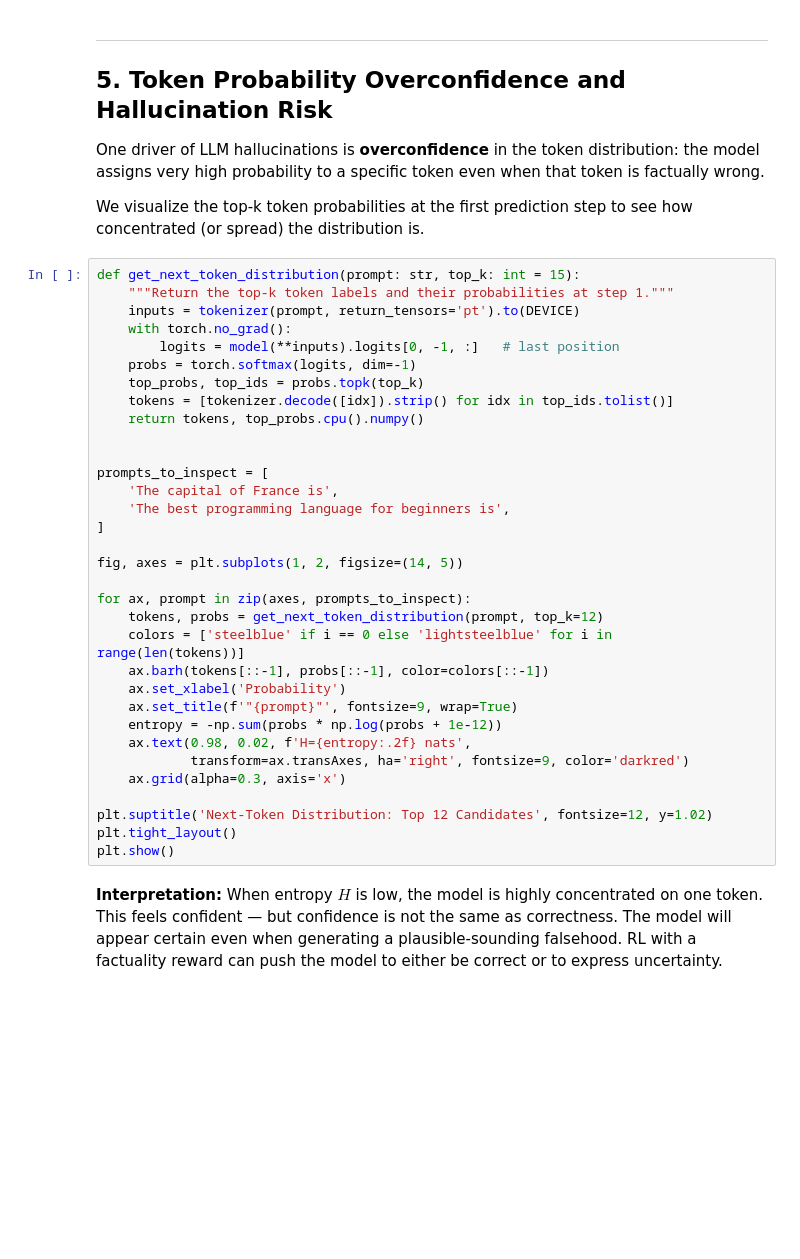
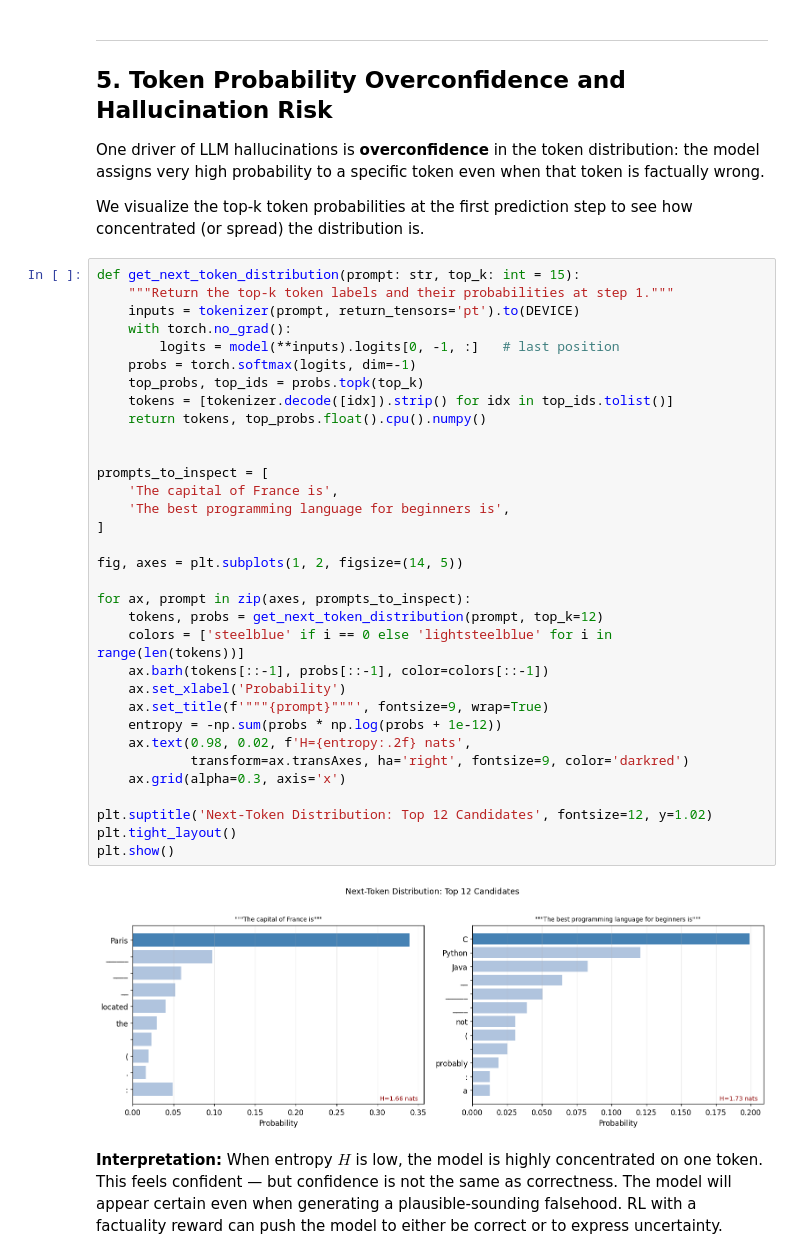
Before and after one commit to arunpshankar/packt-final, a Jupyter notebook: code/notebooks/part1_foundations/02_alignment_gap.ipynb, the cells around one changed output. Cells and saved outputs as stored; diff of their text form; blank space fills up the shorter version.

```diff
--- a/code/notebooks/part1_foundations/02_alignment_gap.ipynb
+++ b/code/notebooks/part1_foundations/02_alignment_gap.ipynb
@@ -206,35 +260,37 @@ We visualize the top-k token probabilities at the first prediction step to see h
 def get_next_token_distribution(prompt: str, top_k: int = 15):
     """Return the top-k token labels and their probabilities at step 1."""
     inputs = tokenizer(prompt, return_tensors='pt').to(DEVICE)
     with torch.no_grad():
         logits = model(**inputs).logits[0, -1, :]   # last position
     probs = torch.softmax(logits, dim=-1)
     top_probs, top_ids = probs.topk(top_k)
     tokens = [tokenizer.decode([idx]).strip() for idx in top_ids.tolist()]
-    return tokens, top_probs.cpu().numpy()
+    return tokens, top_probs.float().cpu().numpy()
 
 
 prompts_to_inspect = [
     'The capital of France is',
     'The best programming language for beginners is',
 ]
 
 fig, axes = plt.subplots(1, 2, figsize=(14, 5))
 
 for ax, prompt in zip(axes, prompts_to_inspect):
     tokens, probs = get_next_token_distribution(prompt, top_k=12)
     colors = ['steelblue' if i == 0 else 'lightsteelblue' for i in range(len(tokens))]
     ax.barh(tokens[::-1], probs[::-1], color=colors[::-1])
     ax.set_xlabel('Probability')
-    ax.set_title(f'"{prompt}"', fontsize=9, wrap=True)
+    ax.set_title(f'"""{prompt}"""', fontsize=9, wrap=True)
     entropy = -np.sum(probs * np.log(probs + 1e-12))
     ax.text(0.98, 0.02, f'H={entropy:.2f} nats',
             transform=ax.transAxes, ha='right', fontsize=9, color='darkred')
     ax.grid(alpha=0.3, axis='x')
 
 plt.suptitle('Next-Token Distribution: Top 12 Candidates', fontsize=12, y=1.02)
 plt.tight_layout()
 plt.show()
+# %% [output]
+[figure, added]
 # %% [markdown]
 **Interpretation:** When entropy $H$ is low, the model is highly concentrated on one token. This feels confident — but confidence is not the same as correctness. The model will appear certain even when generating a plausible-sounding falsehood. RL with a factuality reward can push the model to either be correct or to express uncertainty.
 # %% [markdown]
```
Also changed, not shown: parts of 5 cells of this notebook.
